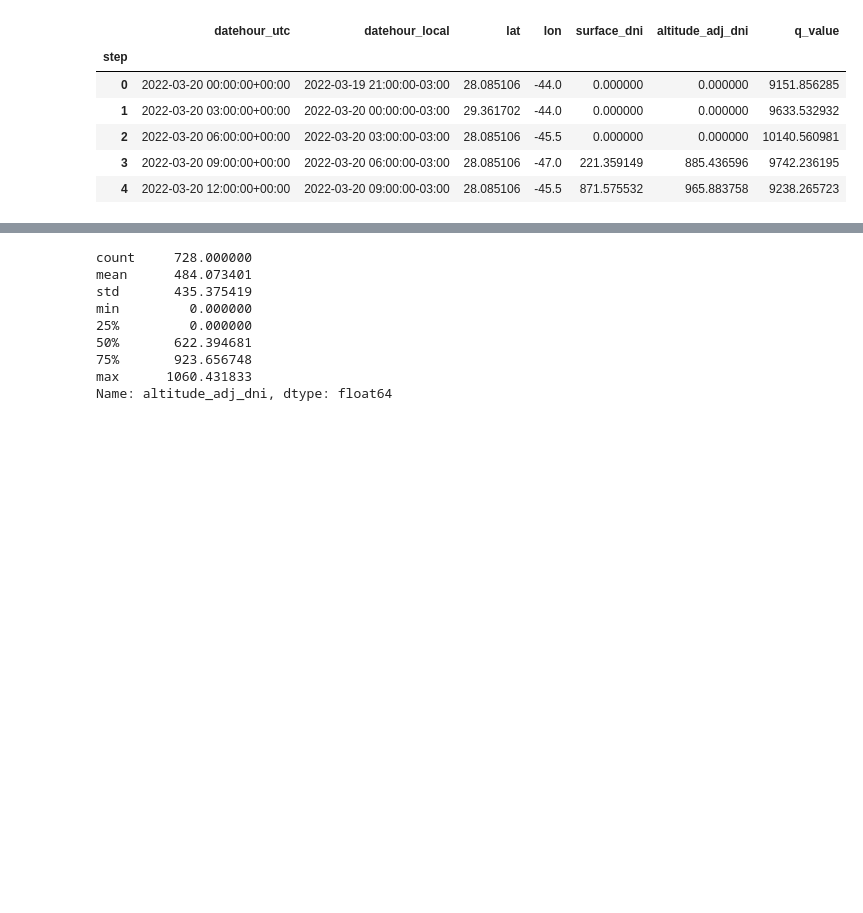
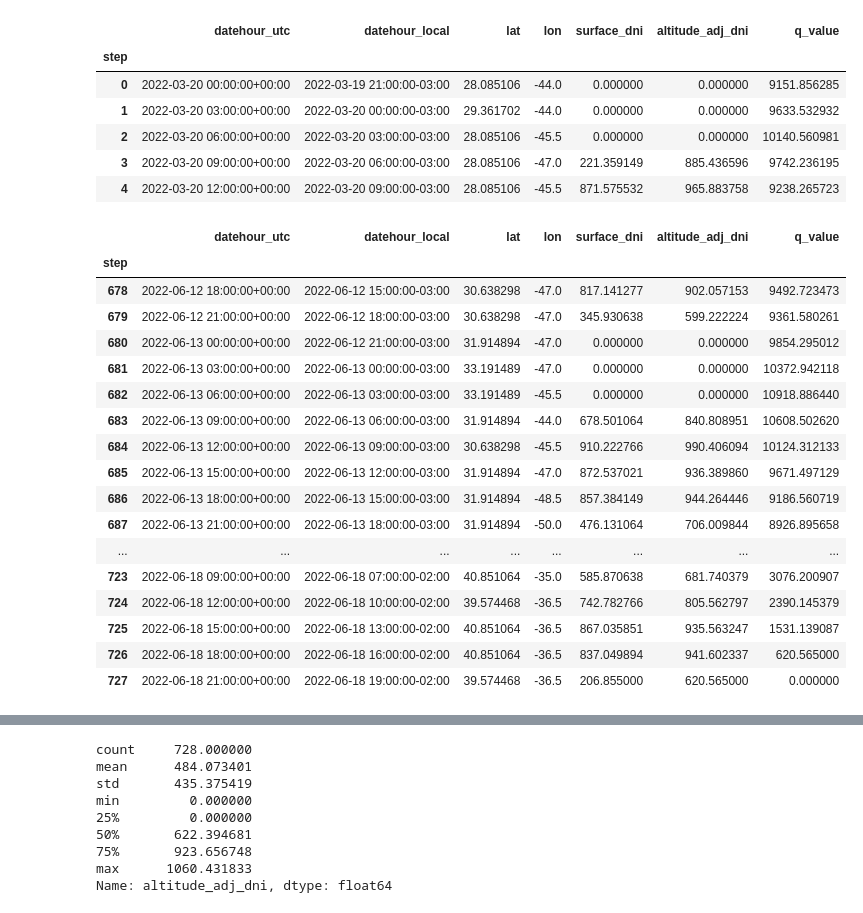
Before and after one commit to aerology-ai/uav-carbon-removal, a Jupyter notebook: q-learning_eval.ipynb, the cells around one changed output, grey strips where cells are left out. Drawn from its saved outputs; the diff is of its cells as text; code cells hidden in the pictures; blank space fills up the shorter version.

```diff
--- a/q-learning_eval.ipynb
+++ b/q-learning_eval.ipynb
@@ -272,3 +274,24 @@ df.head()
 | 2 | 2022-03-20 06:00:00+00:00 | 2022-03-20 03:00:00-03:00 | 28.085106 | -45.5 | 0.000000 | 0.000000 | 10140.560981 |
 | 3 | 2022-03-20 09:00:00+00:00 | 2022-03-20 06:00:00-03:00 | 28.085106 | -47.0 | 221.359149 | 885.436596 | 9742.236195 |
 | 4 | 2022-03-20 12:00:00+00:00 | 2022-03-20 09:00:00-03:00 | 28.085106 | -45.5 | 871.575532 | 965.883758 | 9238.265723 |
+# %%
+df.tail(50)
+# %% [output]
+|  | datehour_utc | datehour_local | lat | lon | surface_dni | altitude_adj_dni | q_value |
+| step |  |  |  |  |  |  |  |
+| 678 | 2022-06-12 18:00:00+00:00 | 2022-06-12 15:00:00-03:00 | 30.638298 | -47.0 | 817.141277 | 902.057153 | 9492.723473 |
+| 679 | 2022-06-12 21:00:00+00:00 | 2022-06-12 18:00:00-03:00 | 30.638298 | -47.0 | 345.930638 | 599.222224 | 9361.580261 |
+| 680 | 2022-06-13 00:00:00+00:00 | 2022-06-12 21:00:00-03:00 | 31.914894 | -47.0 | 0.000000 | 0.000000 | 9854.295012 |
+| 681 | 2022-06-13 03:00:00+00:00 | 2022-06-13 00:00:00-03:00 | 33.191489 | -47.0 | 0.000000 | 0.000000 | 10372.942118 |
+| 682 | 2022-06-13 06:00:00+00:00 | 2022-06-13 03:00:00-03:00 | 33.191489 | -45.5 | 0.000000 | 0.000000 | 10918.886440 |
+| 683 | 2022-06-13 09:00:00+00:00 | 2022-06-13 06:00:00-03:00 | 31.914894 | -44.0 | 678.501064 | 840.808951 | 10608.502620 |
+| 684 | 2022-06-13 12:00:00+00:00 | 2022-06-13 09:00:00-03:00 | 30.638298 | -45.5 | 910.222766 | 990.406094 | 10124.312133 |
+| 685 | 2022-06-13 15:00:00+00:00 | 2022-06-13 12:00:00-03:00 | 31.914894 | -47.0 | 872.537021 | 936.389860 | 9671.497129 |
+| 686 | 2022-06-13 18:00:00+00:00 | 2022-06-13 15:00:00-03:00 | 31.914894 | -48.5 | 857.384149 | 944.264446 | 9186.560719 |
+| 687 | 2022-06-13 21:00:00+00:00 | 2022-06-13 18:00:00-03:00 | 31.914894 | -50.0 | 476.131064 | 706.009844 | 8926.895658 |
+| ... | ... | ... | ... | ... | ... | ... | ... |
+| 723 | 2022-06-18 09:00:00+00:00 | 2022-06-18 07:00:00-02:00 | 40.851064 | -35.0 | 585.870638 | 681.740379 | 3076.200907 |
+| 724 | 2022-06-18 12:00:00+00:00 | 2022-06-18 10:00:00-02:00 | 39.574468 | -36.5 | 742.782766 | 805.562797 | 2390.145379 |
+| 725 | 2022-06-18 15:00:00+00:00 | 2022-06-18 13:00:00-02:00 | 40.851064 | -36.5 | 867.035851 | 935.563247 | 1531.139087 |
+| 726 | 2022-06-18 18:00:00+00:00 | 2022-06-18 16:00:00-02:00 | 40.851064 | -36.5 | 837.049894 | 941.602337 | 620.565000 |
+| 727 | 2022-06-18 21:00:00+00:00 | 2022-06-18 19:00:00-02:00 | 39.574468 | -36.5 | 206.855000 | 620.565000 | 0.000000 |
```
Also changed, not shown: parts of 24 cells of this notebook, 1 other file.
